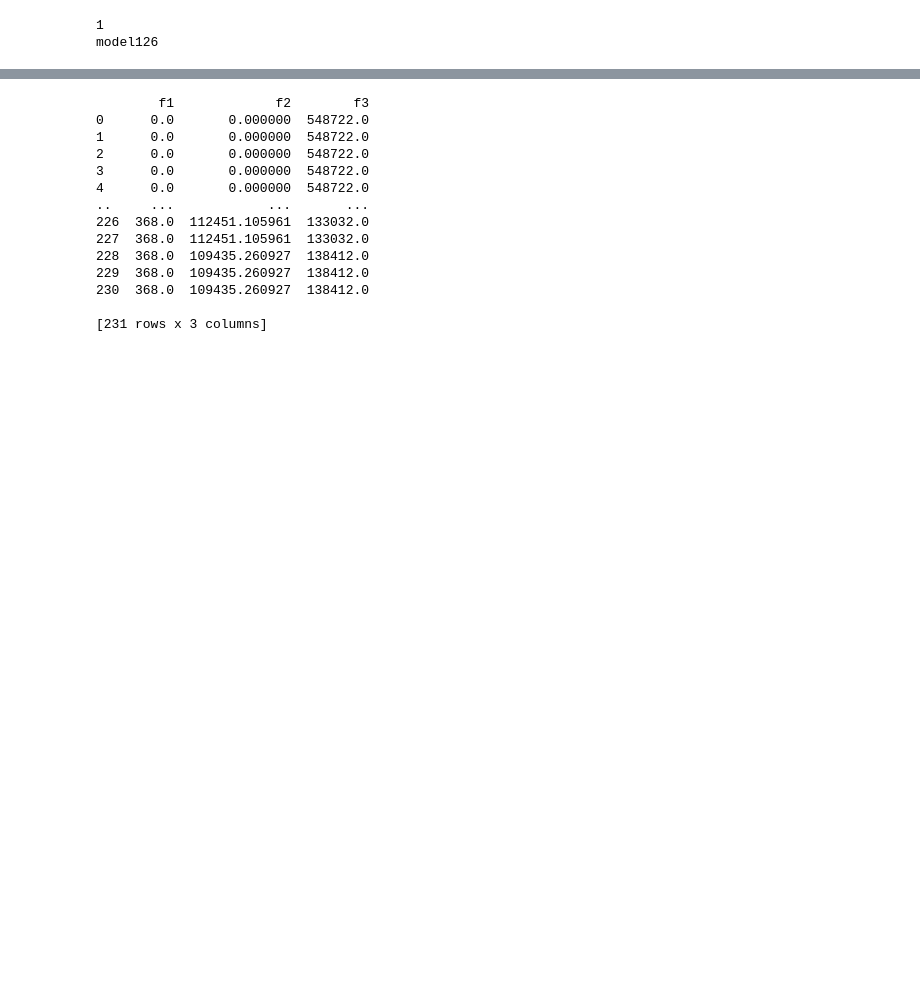
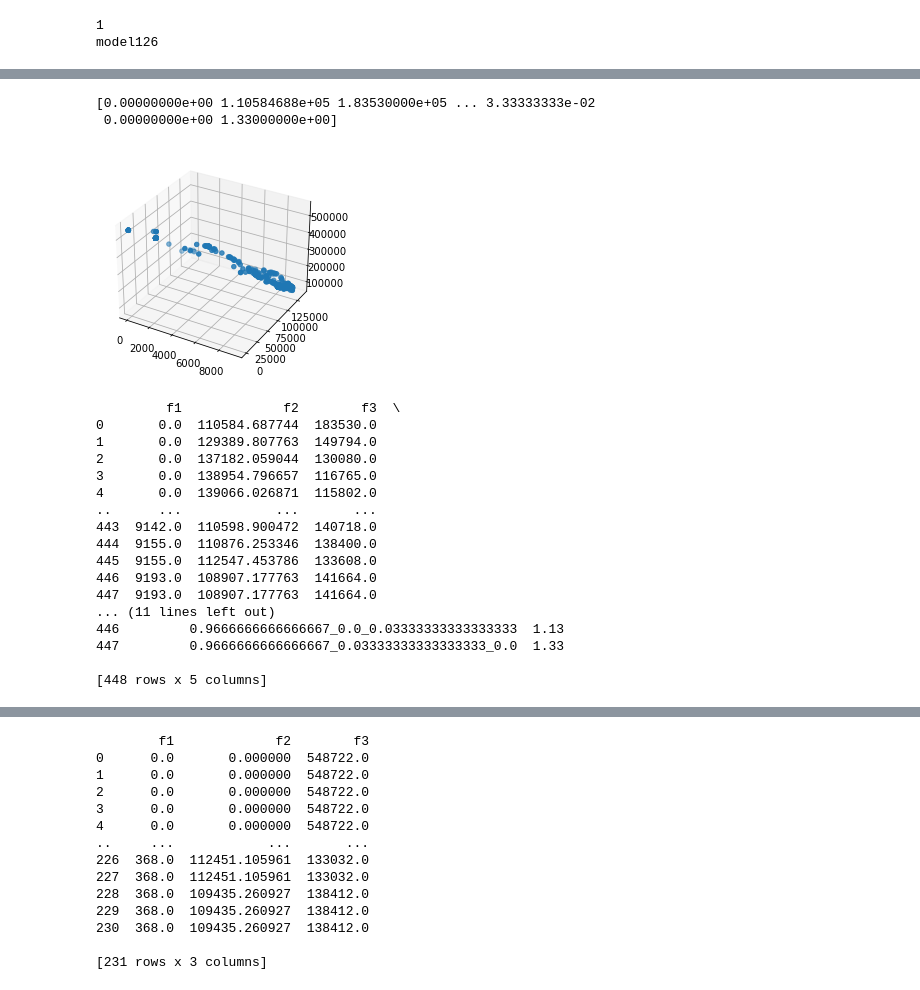
Before and after one commit to K1O1O1S2/SEFS540, a Jupyter notebook: Deer_hab/mop-ordi_PCT1.ipynb, the cells around one changed output, grey strips where cells are left out. Cells and saved outputs as stored; diff of their text form; code cells hidden in the pictures; blank space fills up the shorter version.

```diff
--- a/Deer_hab/mop-ordi_PCT1.ipynb
+++ b/Deer_hab/mop-ordi_PCT1.ipynb
@@ -1608,0 +1545,65 @@ df_pareto.to_csv("output_"+str(name)+".xlsx")
+# %%
+# save the solution points (x,y,z)=(max deer habitat, max timber, max carbon)
+print(gridpoints)
+def graph(gridpoints, name):
+# Make data.
+    X=list()
+    Y=list()
+    Z=list()
+    key=list()
+    gap=list()
+    count=0
+    for i in range(0,int(len(gridpoints)/7)): #added gap and key_number
+        if count <=len(gridpoints)-1:
+            X.append(gridpoints[count])
+            Y.append(gridpoints[count+1])
+            Z.append(gridpoints[count+2])
+            var= str(gridpoints[count+3])+"_"+str(gridpoints[count+4])+"_"+str(gridpoints[count+5])
+            key.append(var)
+            gap.append(gridpoints[count+6])
+            count=(i+1)*7
+
+    df_points = pd.DataFrame({
+        "f1": X,
+        "f2": Y,
+        "f3": Z,
+        "key": key,
+        "gap":gap
+    })
+    df_points.to_csv("output_"+str(name)+".xlsx")
+
+    #X = np.arange(-5, 5, 0.25)
+    #Y = np.arange(-5, 5, 0.25)
+    X=np.array(X)
+    Y=np.array(Y)
+    Z=np.array(Z)
+
+    fig = plt.figure()
+    ax = fig.add_subplot(111, projection='3d')
+    ax.scatter(X,Y,Z)
+    return plt.show(), df_points
+
+a=graph(gridpoints, "w_nom_basetrig_area_cont")
+df_points=a[1]
+print(df_points)
+# %% [output]
+[0.00000000e+00 1.10584688e+05 1.83530000e+05 ... 3.33333333e-02
+ 0.00000000e+00 1.33000000e+00]
+[figure, added]
+         f1             f2        f3  \
+0       0.0  110584.687744  183530.0
+1       0.0  129389.807763  149794.0
+2       0.0  137182.059044  130080.0
+3       0.0  138954.796657  116765.0
+4       0.0  139066.026871  115802.0
+..      ...            ...       ...
+443  9142.0  110598.900472  140718.0
+444  9155.0  110876.253346  138400.0
+445  9155.0  112547.453786  133608.0
+446  9193.0  108907.177763  141664.0
+447  9193.0  108907.177763  141664.0
+... (11 lines left out)
+446         0.9666666666666667_0.0_0.03333333333333333  1.13
+447         0.9666666666666667_0.03333333333333333_0.0  1.33
+
+[448 rows x 5 columns]
```
Also changed, not shown: parts of 45 cells of this notebook.
